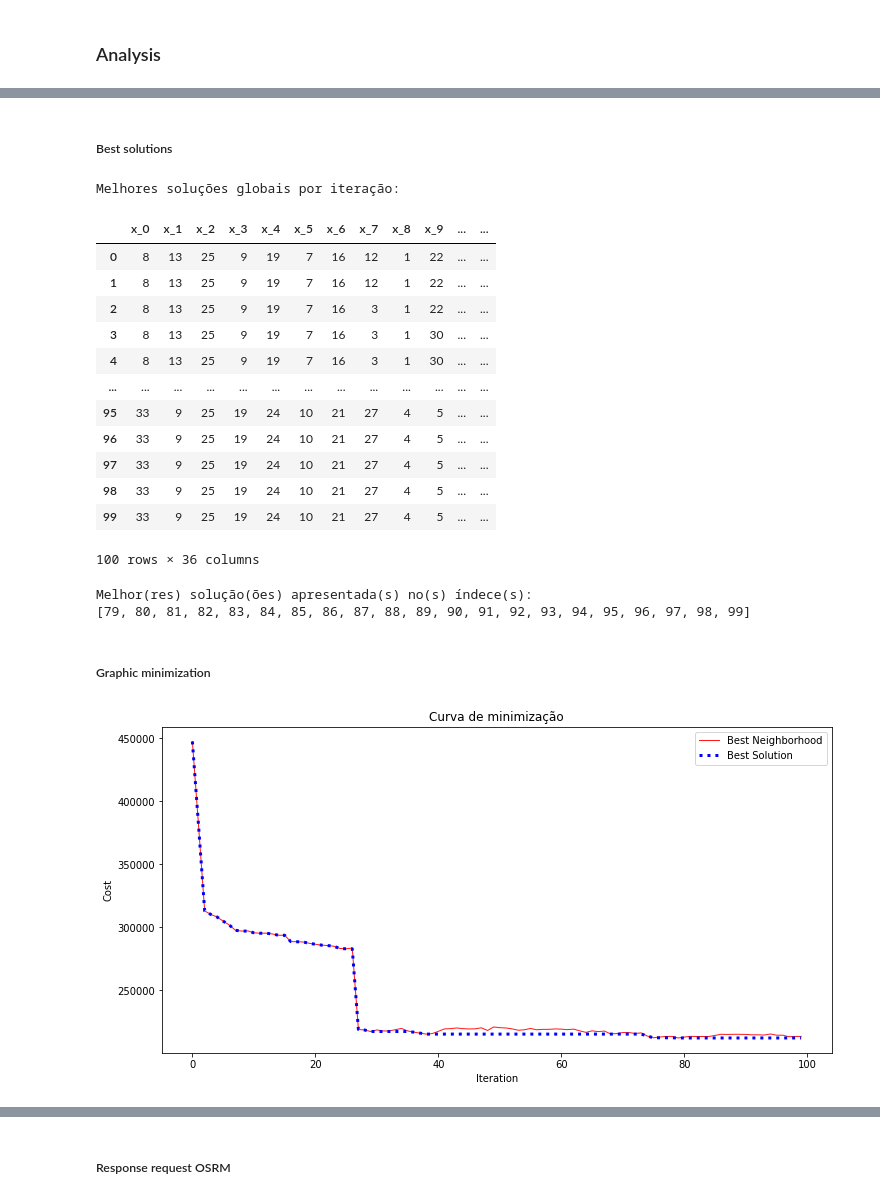
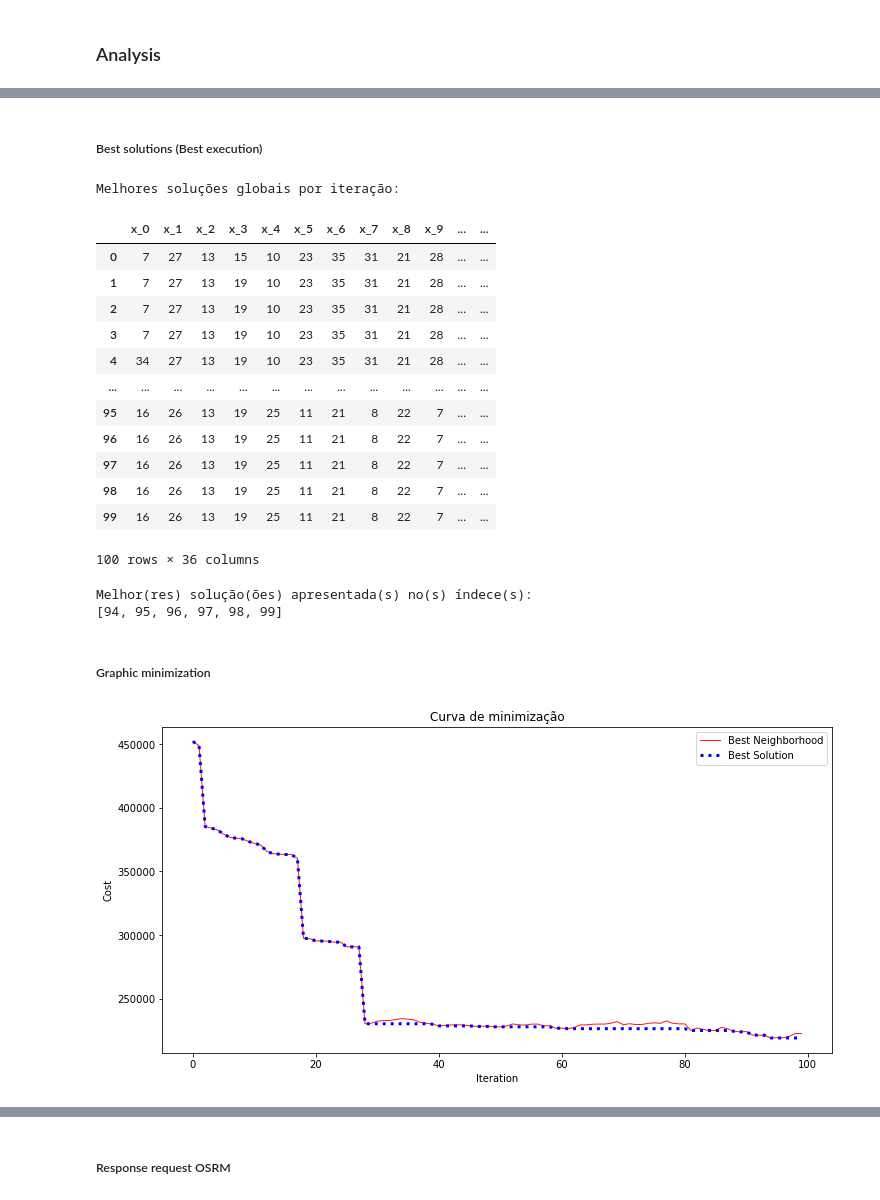
Before and after one commit to abner-lucas/Tabu-Search-CVRP, a Jupyter notebook: tabu_search_cvrp.ipynb, the cells around one changed output, grey strips where cells are left out. Saved outputs shown, nothing was run; the diff lists cells and outputs as text; code cells hidden in the pictures.

Commit message:
Inclusão da análise de qualidade dos resultados por média e desvio padrão

```diff
--- a/tabu_search_cvrp.ipynb
+++ b/tabu_search_cvrp.ipynb
@@ -175,7 +176,7 @@ class TabuSearch:
                     break
 
     def progress_bar(self, i):
-        clear_output(wait=True)
+        #clear_output(wait=True)
         pc = int(i/self.max_iterations*100)
         logic_char = 0 if i == 1 else int(pc/2)
         print(f"Executando iteração {i}/{self.max_iterations}:|{'█' * logic_char + '.' * (50 - logic_char)}|{pc}%",
@@ -191,9 +192,9 @@ class TabuSearch:
             self.udpate_best_solutions(self.best_solution, self.solution_cost(self.best_solution))
         #limpar a tela
         clear_output(wait=True)
-        print(f'Solução inicial:\n{initial[0]}\nCusto: {initial[1]}')
-        print(f'Após {i+1} iterações, temos:')
-        print(f'Solução Final:\n{self.best_solution}\nCusto: {self.solution_cost(self.best_solution)}')
+        #print(f'Solução inicial:\n{initial[0]}\nCusto: {initial[1]}')
+        #print(f'Após {i+1} iterações, temos:')
+        #print(f'Solução Final:\n{self.best_solution}\nCusto: {self.solution_cost(self.best_solution)}')
 # %% [markdown]
 ### Run
 # %%
@@ -201,7 +202,11 @@ depot_net = DepotNet(raw_data)
 max_iterations = 100
 n_neighbors = 10
 tabu_list_size = 5
+max_executions = 10
+tabu_search_list = []
 
-#Criar instância do algoritmo (com execução automática)
-tabu = TabuSearch(depot_net, max_iterations, n_neighbors, tabu_list_size)
+for i in range(max_executions):
+    print(f'Execução {i+1}/{max_executions}')
+    #Criar instância do algoritmo (com execução automática)
+    tabu_search_list.append(TabuSearch(depot_net, max_iterations, n_neighbors, tabu_list_size))
 # %% [output]
@@ -214,0 +215,8 @@ Custo: 211957.1
+# %%
+#verificar melhor execução
+best_solution = tabu_search_list[0].best_solution
+best_cost = tabu_search_list[0].solution_cost(best_solution)
+best_tabu = tabu_search_list[0]
+for i in range(1, len(tabu_search_list)):
+    if tabu_search_list[i].solution_cost(best_solution) < best_cost:
+        best_tabu = tabu_search_list[i]
@@ -242,43 +299,44 @@ Melhor(res) solução(ões) apresentada(s) no(s) índece(s):
 # %% [markdown]
-##### Best solutions
+##### Best solutions (Best execution)
 # %%
 print(f'Melhores soluções globais por iteração:')
-display(tabu.best_solutions)
-index_best_solutions = tabu.best_solutions.loc[tabu.best_solutions["y"] == tabu.best_solutions["y"].min()].index
+display(best_tabu.best_solutions)
+index_best_solutions = best_tabu.best_solutions.loc[best_tabu.best_solutions["y"] == best_tabu.best_solutions["y"].min()].index
 print(f'Melhor(res) solução(ões) apresentada(s) no(s) índece(s):\n{index_best_solutions.astype(int).tolist()}')
 # %% [output]
 Melhores soluções globais por iteração:
 |  | x_0 | x_1 | x_2 | x_3 | x_4 | x_5 | x_6 | x_7 | x_8 | x_9 | ... | ... |
-| 0 | 8 | 13 | 25 | 9 | 19 | 7 | 16 | 12 | 1 | 22 | ... | ... |
-| 1 | 8 | 13 | 25 | 9 | 19 | 7 | 16 | 12 | 1 | 22 | ... | ... |
-| 2 | 8 | 13 | 25 | 9 | 19 | 7 | 16 | 3 | 1 | 22 | ... | ... |
-| 3 | 8 | 13 | 25 | 9 | 19 | 7 | 16 | 3 | 1 | 30 | ... | ... |
-| 4 | 8 | 13 | 25 | 9 | 19 | 7 | 16 | 3 | 1 | 30 | ... | ... |
+| 0 | 7 | 27 | 13 | 15 | 10 | 23 | 35 | 31 | 21 | 28 | ... | ... |
+| 1 | 7 | 27 | 13 | 19 | 10 | 23 | 35 | 31 | 21 | 28 | ... | ... |
+| 2 | 7 | 27 | 13 | 19 | 10 | 23 | 35 | 31 | 21 | 28 | ... | ... |
+| 3 | 7 | 27 | 13 | 19 | 10 | 23 | 35 | 31 | 21 | 28 | ... | ... |
+| 4 | 34 | 27 | 13 | 19 | 10 | 23 | 35 | 31 | 21 | 28 | ... | ... |
 | ... | ... | ... | ... | ... | ... | ... | ... | ... | ... | ... | ... | ... |
-| 95 | 33 | 9 | 25 | 19 | 24 | 10 | 21 | 27 | 4 | 5 | ... | ... |
-| 96 | 33 | 9 | 25 | 19 | 24 | 10 | 21 | 27 | 4 | 5 | ... | ... |
-| 97 | 33 | 9 | 25 | 19 | 24 | 10 | 21 | 27 | 4 | 5 | ... | ... |
-| 98 | 33 | 9 | 25 | 19 | 24 | 10 | 21 | 27 | 4 | 5 | ... | ... |
-| 99 | 33 | 9 | 25 | 19 | 24 | 10 | 21 | 27 | 4 | 5 | ... | ... |
+| 95 | 16 | 26 | 13 | 19 | 25 | 11 | 21 | 8 | 22 | 7 | ... | ... |
+| 96 | 16 | 26 | 13 | 19 | 25 | 11 | 21 | 8 | 22 | 7 | ... | ... |
+| 97 | 16 | 26 | 13 | 19 | 25 | 11 | 21 | 8 | 22 | 7 | ... | ... |
+| 98 | 16 | 26 | 13 | 19 | 25 | 11 | 21 | 8 | 22 | 7 | ... | ... |
+| 99 | 16 | 26 | 13 | 19 | 25 | 11 | 21 | 8 | 22 | 7 | ... | ... |
 100 rows × 36 columns
 Melhor(res) solução(ões) apresentada(s) no(s) índece(s):
-[79, 80, 81, 82, 83, 84, 85, 86, 87, 88, 89, 90, 91, 92, 93, 94, 95, 96, 97, 98, 99]
+[94, 95, 96, 97, 98, 99]
 # %% [markdown]
 ##### Graphic minimization
 # %%
-import matplotlib.pyplot as plt
+#Convergência na melhor execução
+x = np.arange(0, max_iterations, 1)
+y1 = best_tabu.best_neighborhood["y"].values
+y2 = best_tabu.best_solutions["y"].values
 
-x = np.arange(0, tabu.max_iterations, 1)
-y1 = tabu.best_neighborhood["y"]
-y2 = tabu.best_solutions["y"]
 fig, ax = plt.subplots()
 fig.set_size_inches(12,6)
 lines = ax.plot(x, y1, color='red', lw=1, alpha=0.9)
 ax.plot(x, y2, color='blue', lw=3, linestyle=':')
 ax.set_title('Curva de minimização')
 ax.set_xlabel('Iteration')
 ax.set_ylabel('Cost')
 ax.legend(['Best Neighborhood', 'Best Solution'])
+plt.savefig('results/graphic_convergence_best', dpi = 300)
 plt.show()
 # %% [output]
-[figure, old version]
+[figure, new version]
```
Also changed, not shown: parts of 8 cells of this notebook, 6 other files.
